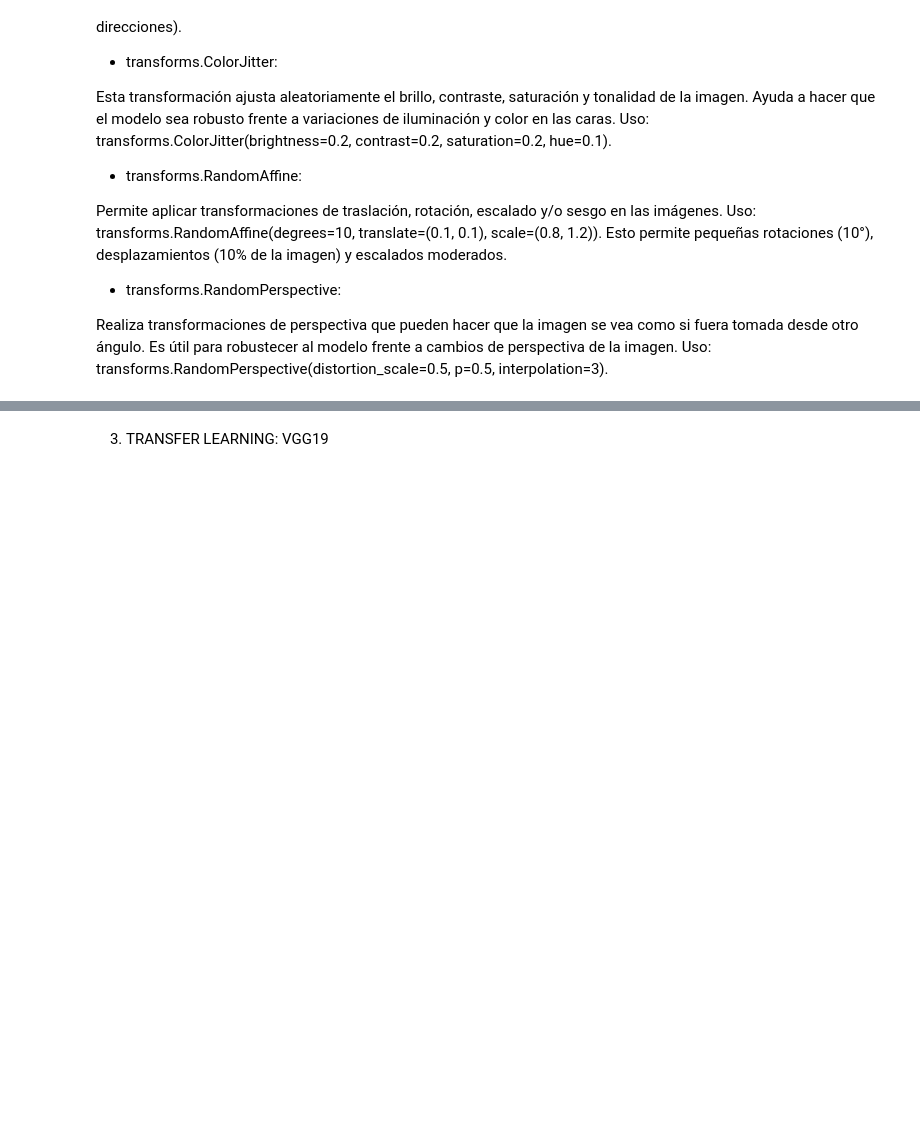
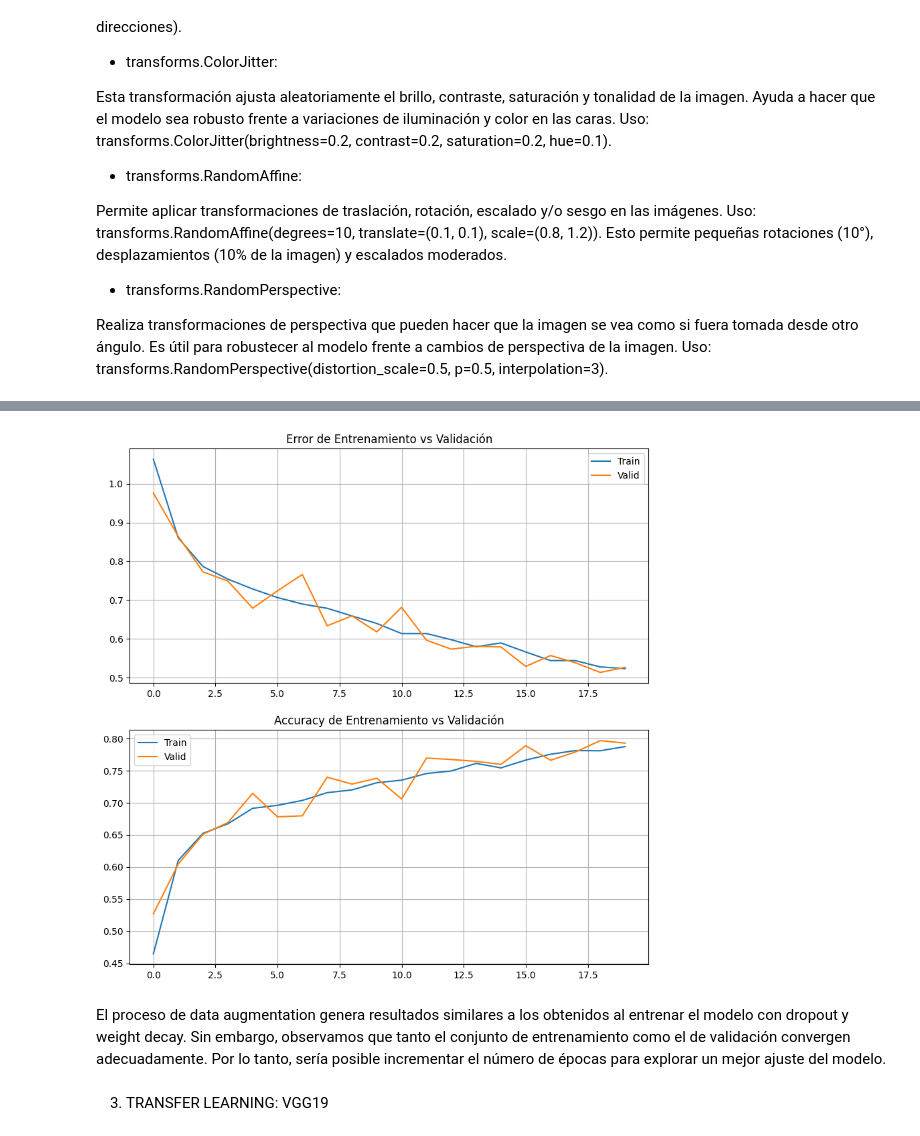
Before and after one commit to vasconcelosfer/ComputerVisionII, a Jupyter notebook: TP_VPC2_LARA_RC.ipynb, the cells around one changed output, grey strips where cells are left out. Drawn from its saved outputs; the diff is of its cells as text; code cells hidden in the pictures; blank space fills up the shorter version.

```diff
--- a/TP_VPC2_LARA_RC.ipynb
+++ b/TP_VPC2_LARA_RC.ipynb
@@ -679,3 +798,9 @@ El proceso de data augmentation mejoró sustancialmente las métricas de perform
+# %%
+print_results(history)
+# %% [output]
+[figure, added]
+# %% [markdown]
+El proceso de data augmentation genera resultados similares a los obtenidos al entrenar el modelo con dropout y weight decay. Sin embargo, observamos que tanto el conjunto de entrenamiento como el de validación convergen adecuadamente. Por lo tanto, sería posible incrementar el número de épocas para explorar un mejor ajuste del modelo.
 # %% [markdown]
 3. TRANSFER LEARNING: VGG19
 # %%
```
Also changed, not shown: parts of 18 cells of this notebook.
